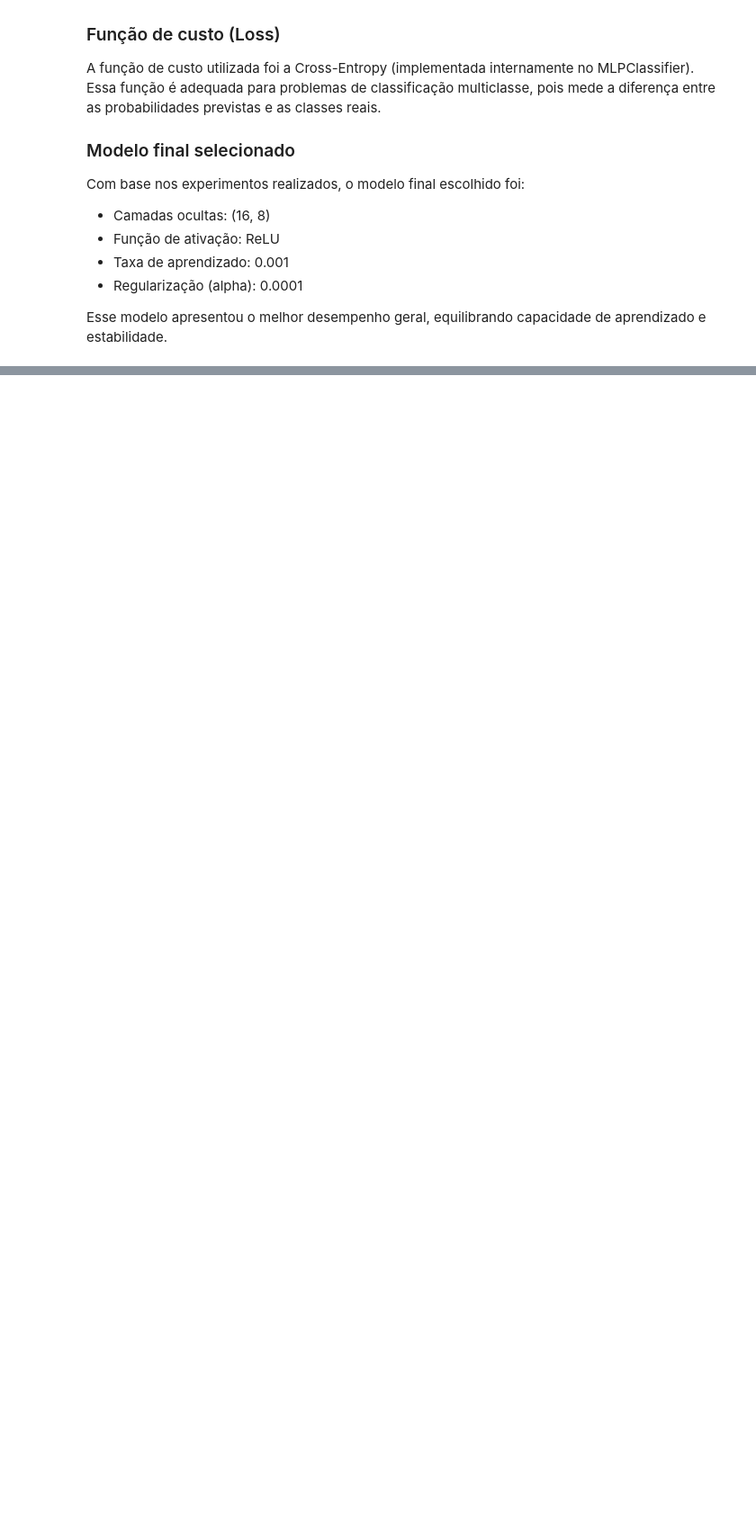
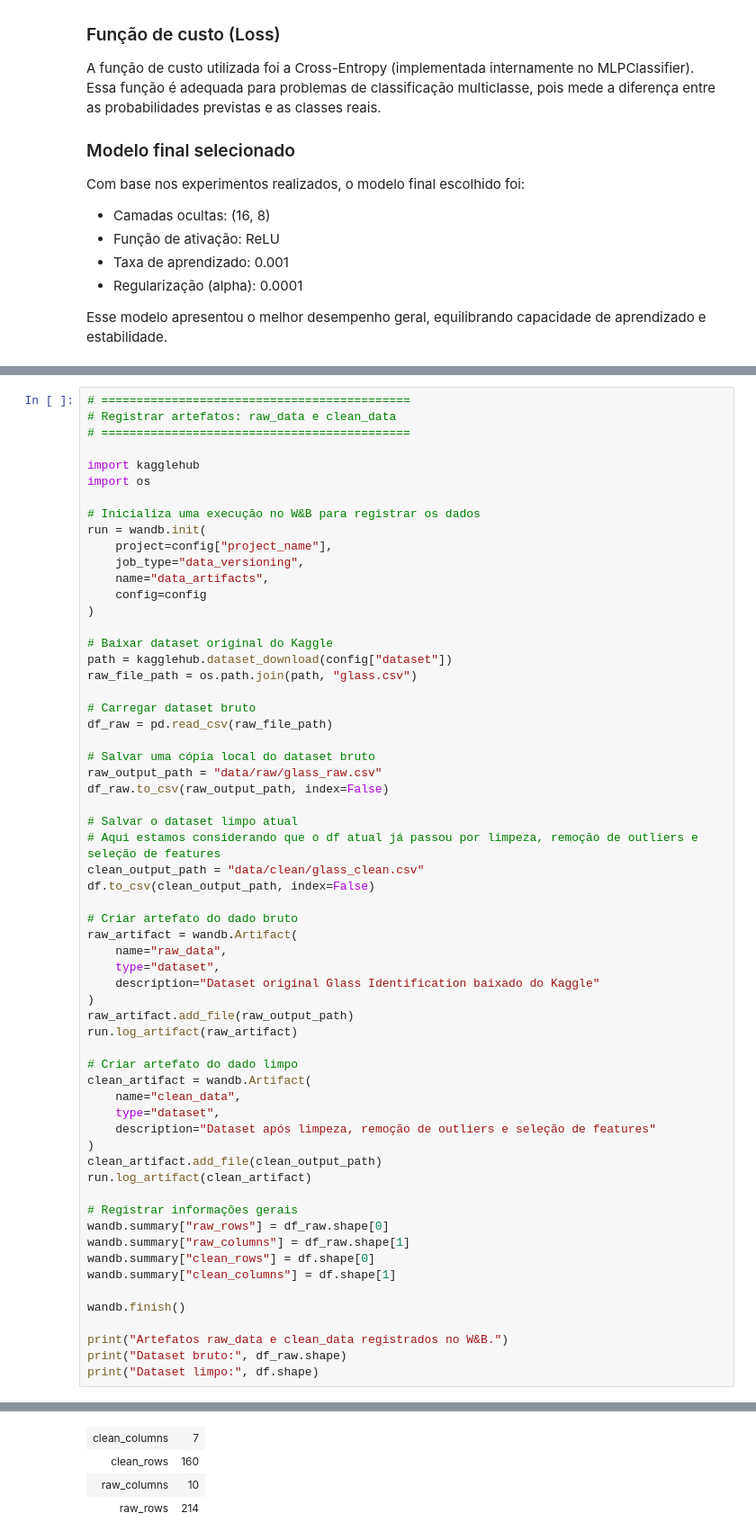
Before and after one commit to GabrielUchoa17/glass-ml-project, a Jupyter notebook: notebook.ipynb, the cells around one changed output, grey strips where cells are left out. Shown at 90% size. Saved outputs shown, nothing was run; the diff lists cells and outputs as text; blank space fills up the shorter version.

```diff
--- a/notebook.ipynb
+++ b/notebook.ipynb
@@ -699,0 +773,62 @@ Esse modelo apresentou o melhor desempenho geral, equilibrando capacidade de apr
+# %%
+# ============================================
+# Registrar artefatos: raw_data e clean_data
+# ============================================
+
+import kagglehub
+import os
+
+# Inicializa uma execução no W&B para registrar os dados
+run = wandb.init(
+    project=config["project_name"],
+    job_type="data_versioning",
+    name="data_artifacts",
+    config=config
+)
+
+# Baixar dataset original do Kaggle
+path = kagglehub.dataset_download(config["dataset"])
+raw_file_path = os.path.join(path, "glass.csv")
+
+# Carregar dataset bruto
+df_raw = pd.read_csv(raw_file_path)
+
+# Salvar uma cópia local do dataset bruto
+raw_output_path = "data/raw/glass_raw.csv"
+df_raw.to_csv(raw_output_path, index=False)
+
+# Salvar o dataset limpo atual
+# Aqui estamos considerando que o df atual já passou por limpeza, remoção de outliers e seleção de features
+clean_output_path = "data/clean/glass_clean.csv"
+df.to_csv(clean_output_path, index=False)
+
+# Criar artefato do dado bruto
+raw_artifact = wandb.Artifact(
+    name="raw_data",
+    type="dataset",
+    description="Dataset original Glass Identification baixado do Kaggle"
+)
+raw_artifact.add_file(raw_output_path)
+run.log_artifact(raw_artifact)
+
+# Criar artefato do dado limpo
+clean_artifact = wandb.Artifact(
+    name="clean_data",
+    type="dataset",
+    description="Dataset após limpeza, remoção de outliers e seleção de features"
+)
+clean_artifact.add_file(clean_output_path)
+run.log_artifact(clean_artifact)
+
+# Registrar informações gerais
+wandb.summary["raw_rows"] = df_raw.shape[0]
+wandb.summary["raw_columns"] = df_raw.shape[1]
+wandb.summary["clean_rows"] = df.shape[0]
+wandb.summary["clean_columns"] = df.shape[1]
+
+wandb.finish()
+
+print("Artefatos raw_data e clean_data registrados no W&B.")
+print("Dataset bruto:", df_raw.shape)
+print("Dataset limpo:", df.shape)
+# %% [output]
@@ -699,0 +843,4 @@ Esse modelo apresentou o melhor desempenho geral, equilibrando capacidade de apr
+| clean_columns | 7 |
+| clean_rows | 160 |
+| raw_columns | 10 |
+| raw_rows | 214 |
```
Also changed, not shown: parts of 11 cells of this notebook, 40 other files.
